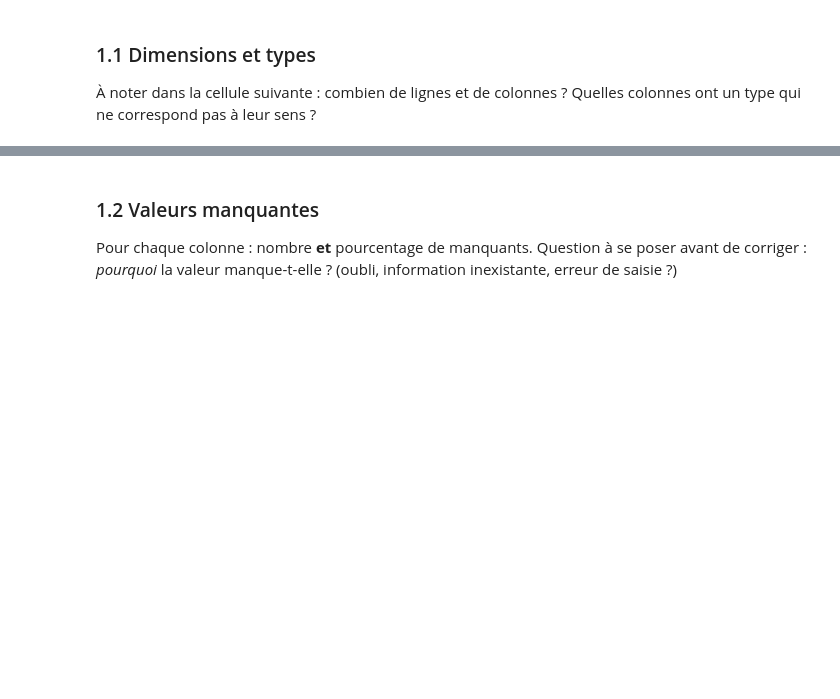
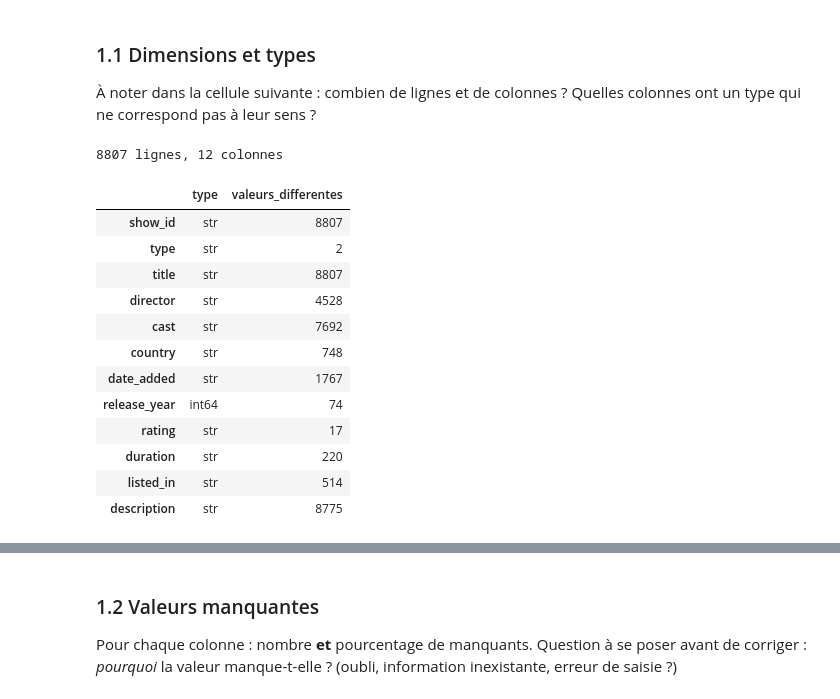
Before and after one commit to Omotolaaa7/ama-binome08-netflix, a Jupyter notebook: notebooks/nettoyage_netflix_binome08.ipynb, the cells around one changed output, grey strips where cells are left out. Cells and saved outputs as stored; diff of their text form; code cells hidden in the pictures; blank space fills up the shorter version.

```diff
--- a/notebooks/nettoyage_netflix_binome08.ipynb
+++ b/notebooks/nettoyage_netflix_binome08.ipynb
@@ -44,4 +52,25 @@ df.head()
 
 À noter dans la cellule suivante : combien de lignes et de colonnes ? Quelles colonnes ont un type qui ne correspond pas à leur sens ?
 # %%
-# TODO : dimensions, types, aperçu des colonnes
+# Dimensions du fichier brut
+print(f"{brut.shape[0]} lignes, {brut.shape[1]} colonnes")
+
+pd.DataFrame({
+    "type" : brut.dtypes,
+    "valeurs_differentes" : brut.nunique(),
+})
+# %% [output]
+8807 lignes, 12 colonnes
+|  | type | valeurs_differentes |
+| show_id | str | 8807 |
+| type | str | 2 |
+| title | str | 8807 |
+| director | str | 4528 |
+| cast | str | 7692 |
+| country | str | 748 |
+| date_added | str | 1767 |
+| release_year | int64 | 74 |
+| rating | str | 17 |
+| duration | str | 220 |
+| listed_in | str | 514 |
+| description | str | 8775 |
```
Also changed, not shown: parts of 17 cells of this notebook, 1 other file.
